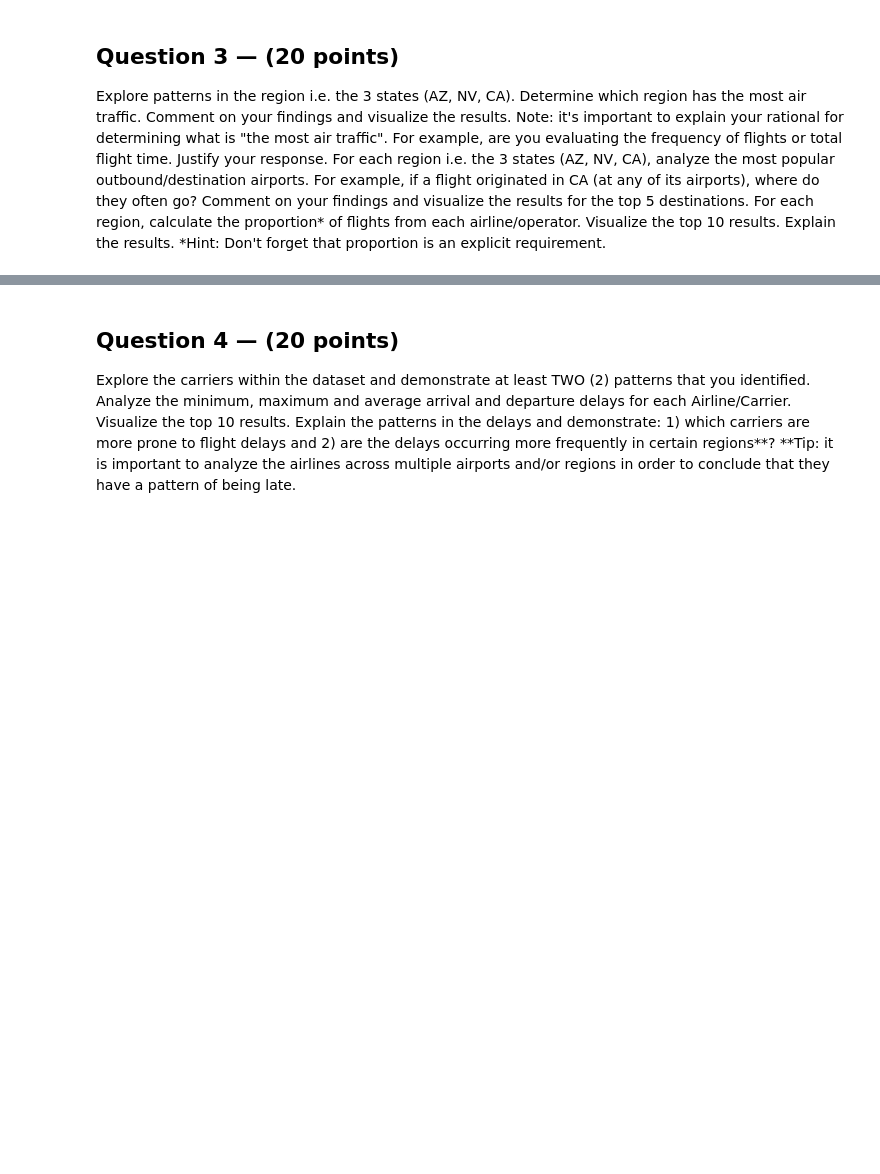
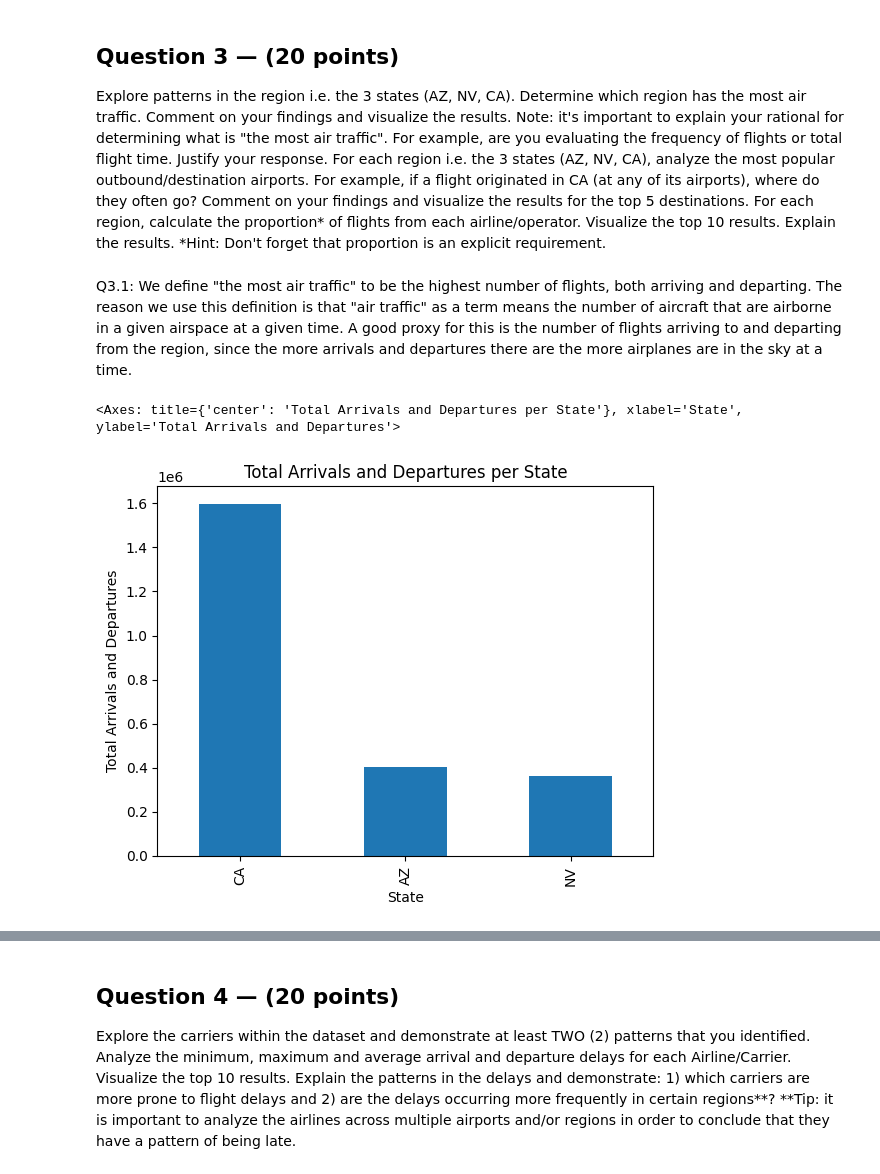
Before and after one commit to inacarr/ds3000group34, a Jupyter notebook: DS3000.Practicum34.ipynb, the cells around one changed output, grey strips where cells are left out. Saved outputs shown, nothing was run; the diff lists cells and outputs as text; code cells hidden in the pictures; blank space fills up the shorter version.

```diff
--- a/DS3000.Practicum34.ipynb
+++ b/DS3000.Practicum34.ipynb
@@ -283,3 +331,17 @@ Explore patterns in the region i.e. the 3 states (AZ, NV, CA). Determine which r
 For each region i.e. the 3 states (AZ, NV, CA), analyze the most popular outbound/destination airports. For example, if a flight originated in CA (at any of its airports), where do they often go? Comment on your findings and visualize the results for the top 5 destinations.
 For each region, calculate the proportion* of flights from each airline/operator. Visualize the top 10 results. Explain the results.
 *Hint: Don't forget that proportion is an explicit requirement.
+# %% [markdown]
+Q3.1: We define "the most air traffic" to be the highest number of flights, both arriving and departing. The reason we use this definition is that "air traffic" as a term means the number of aircraft that are airborne in a given airspace at a given time. A good proxy for this is the number of flights arriving to and departing from the region, since the more arrivals and departures there are the more airplanes are in the sky at a time.
+# %%
+departures = df['ORIGIN_ST'].value_counts()
+arrivals = df['DEST_ST'].value_counts()
+
+# combine the counts of departures and arrivals for each state to get total
+total_air_traffic = departures.add(arrivals, fill_value=0)
+
+filtered_total_air_traffic = total_air_traffic[total_air_traffic.index.isin(['CA', 'NV', 'AZ'])]
+filtered_total_air_traffic.plot(kind='bar', title='Total Arrivals and Departures per State', xlabel='State', ylabel='Total Arrivals and Departures')
+# %% [output]
+<Axes: title={'center': 'Total Arrivals and Departures per State'}, xlabel='State', ylabel='Total Arrivals and Departures'>
+[figure, added]
```
Also changed, not shown: parts of 28 cells of this notebook.
